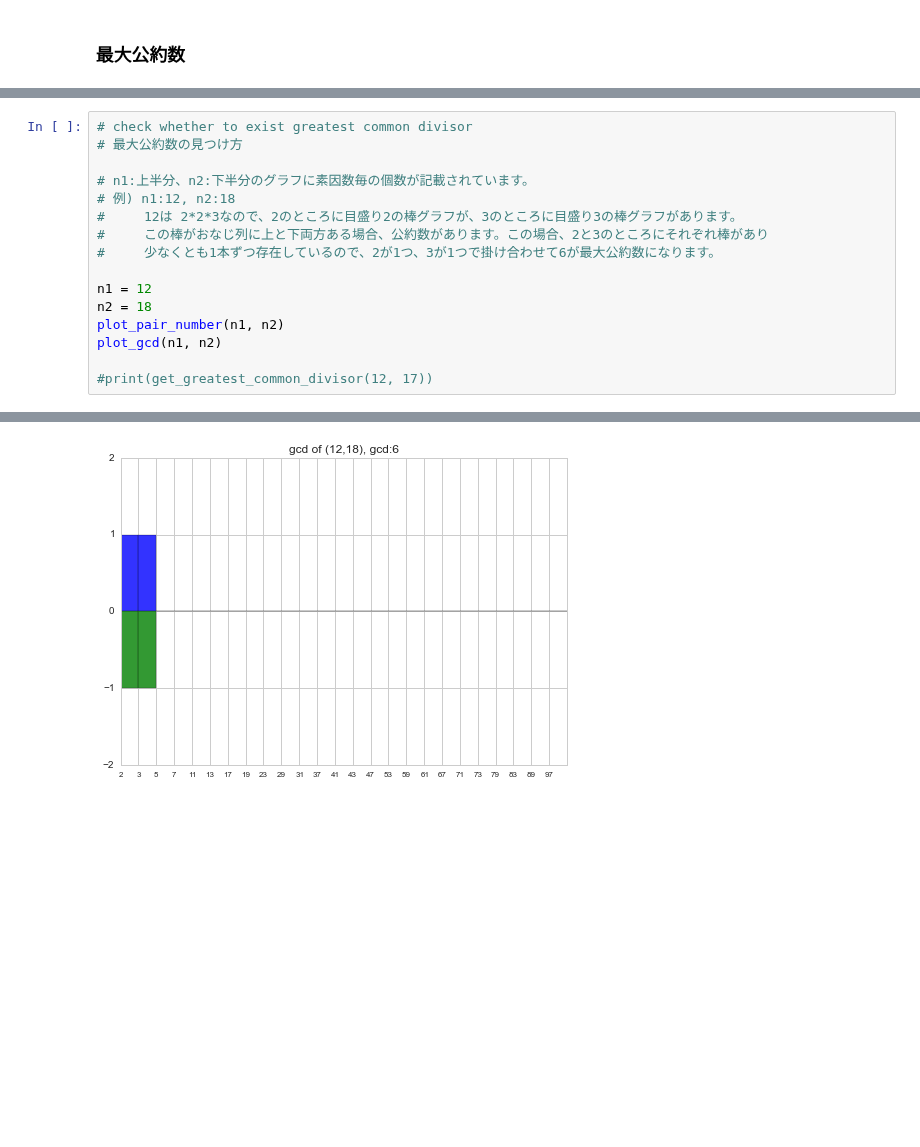
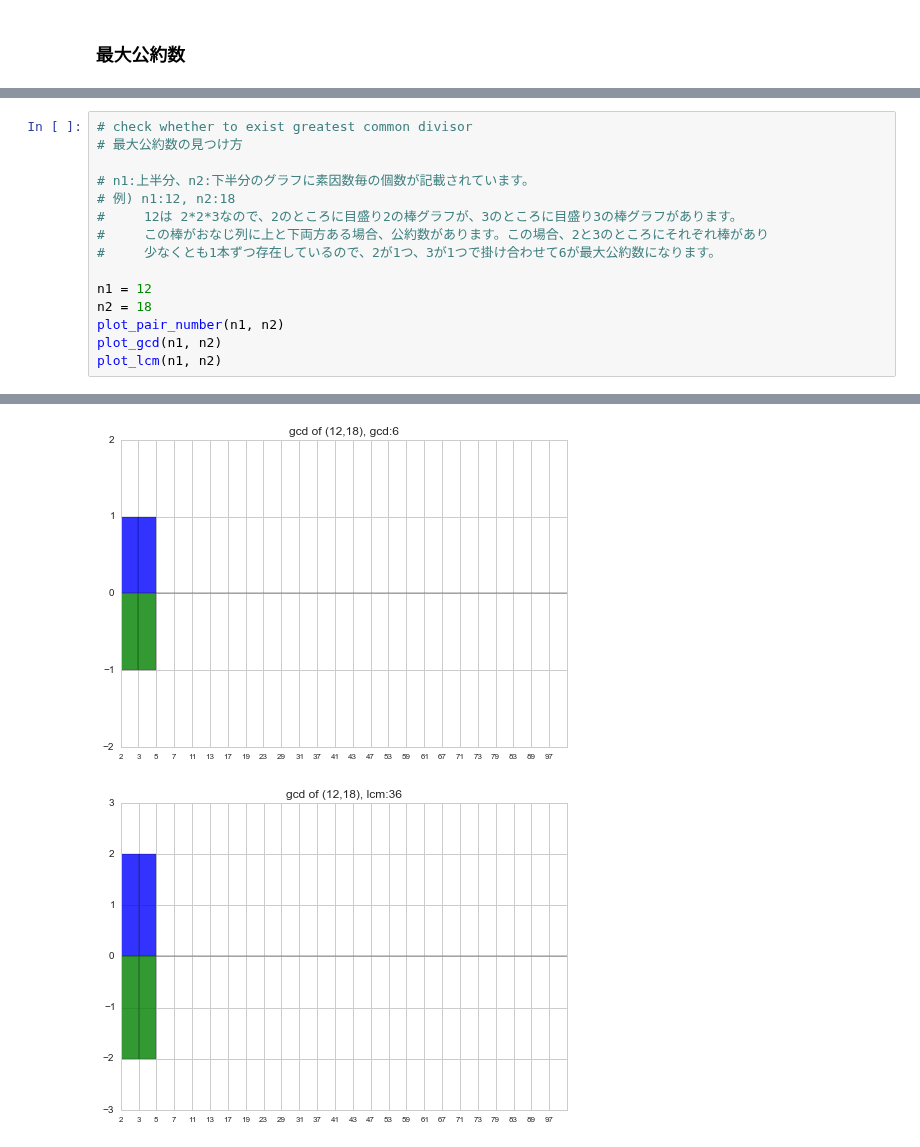
Before and after one commit to matsuken92/Qiita_Contents, a Jupyter notebook: General/greatest_common_divisor.ipynb, the cells around one changed output, grey strips where cells are left out. Cells and saved outputs as stored; diff of their text form; blank space fills up the shorter version.

```diff
--- a/General/greatest_common_divisor.ipynb
+++ b/General/greatest_common_divisor.ipynb
@@ -141,22 +165,22 @@ def plot_gcd(n1, n2):
 # %%
 # check whether to exist greatest common divisor
 # 最大公約数の見つけ方
 
 # n1:上半分、n2:下半分のグラフに素因数毎の個数が記載されています。
 # 例) n1:12, n2:18
 #     12は 2*2*3なので、2のところに目盛り2の棒グラフが、3のところに目盛り3の棒グラフがあります。
 #     この棒がおなじ列に上と下両方ある場合、公約数があります。この場合、2と3のところにそれぞれ棒があり
 #     少なくとも1本ずつ存在しているので、2が1つ、3が1つで掛け合わせて6が最大公約数になります。
 
 n1 = 12
 n2 = 18
 plot_pair_number(n1, n2)
 plot_gcd(n1, n2)
-
-#print(get_greatest_common_divisor(12, 17))
+plot_lcm(n1, n2)
 # %% [output]
 [figure]
 [figure]
+[figure, added]
 # %%
 # 例) n1:21, n2:100
 #     21と100はおなじ列に棒がありませんので、公約数はありません。
```
Also changed, not shown: parts of 5 cells of this notebook.
